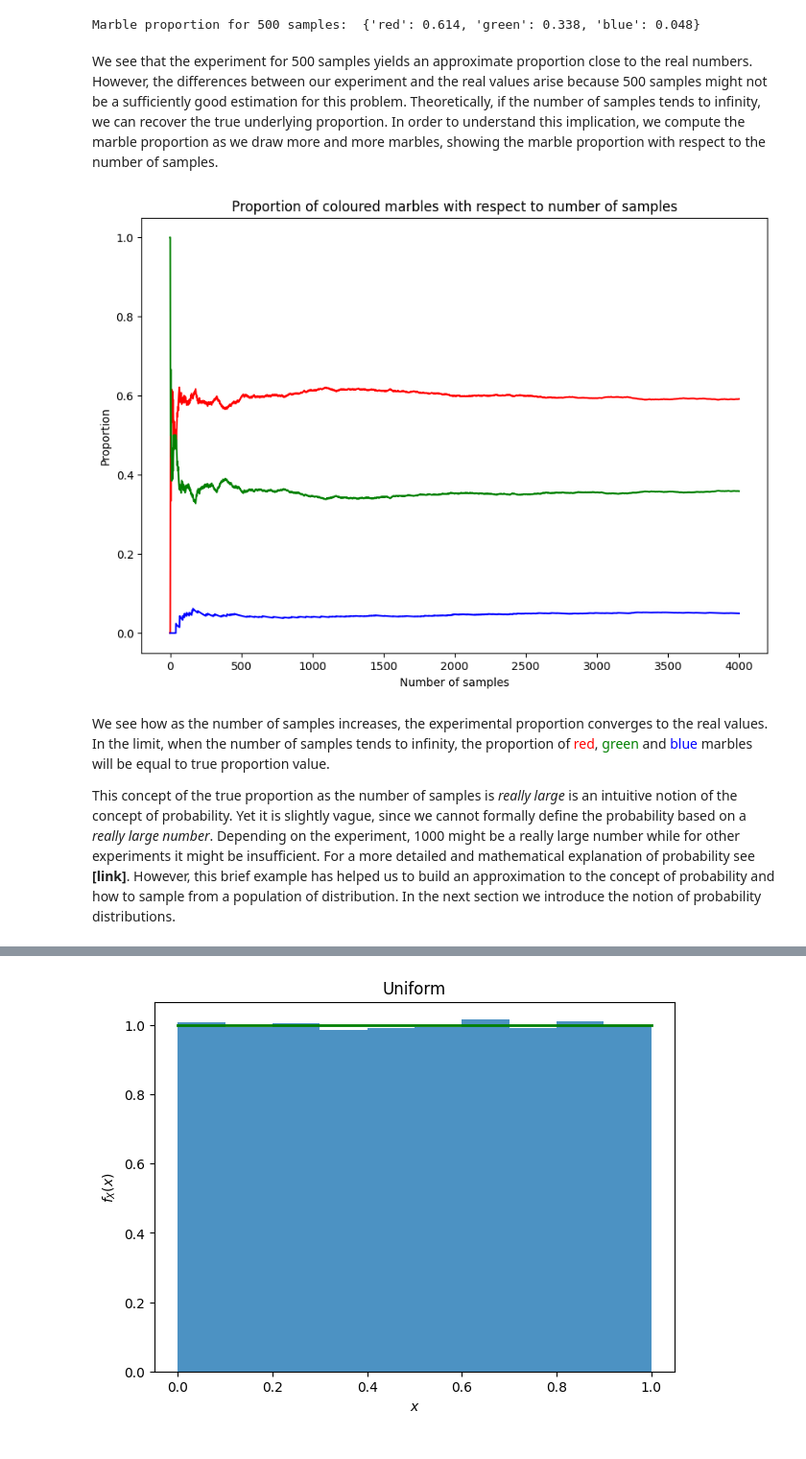
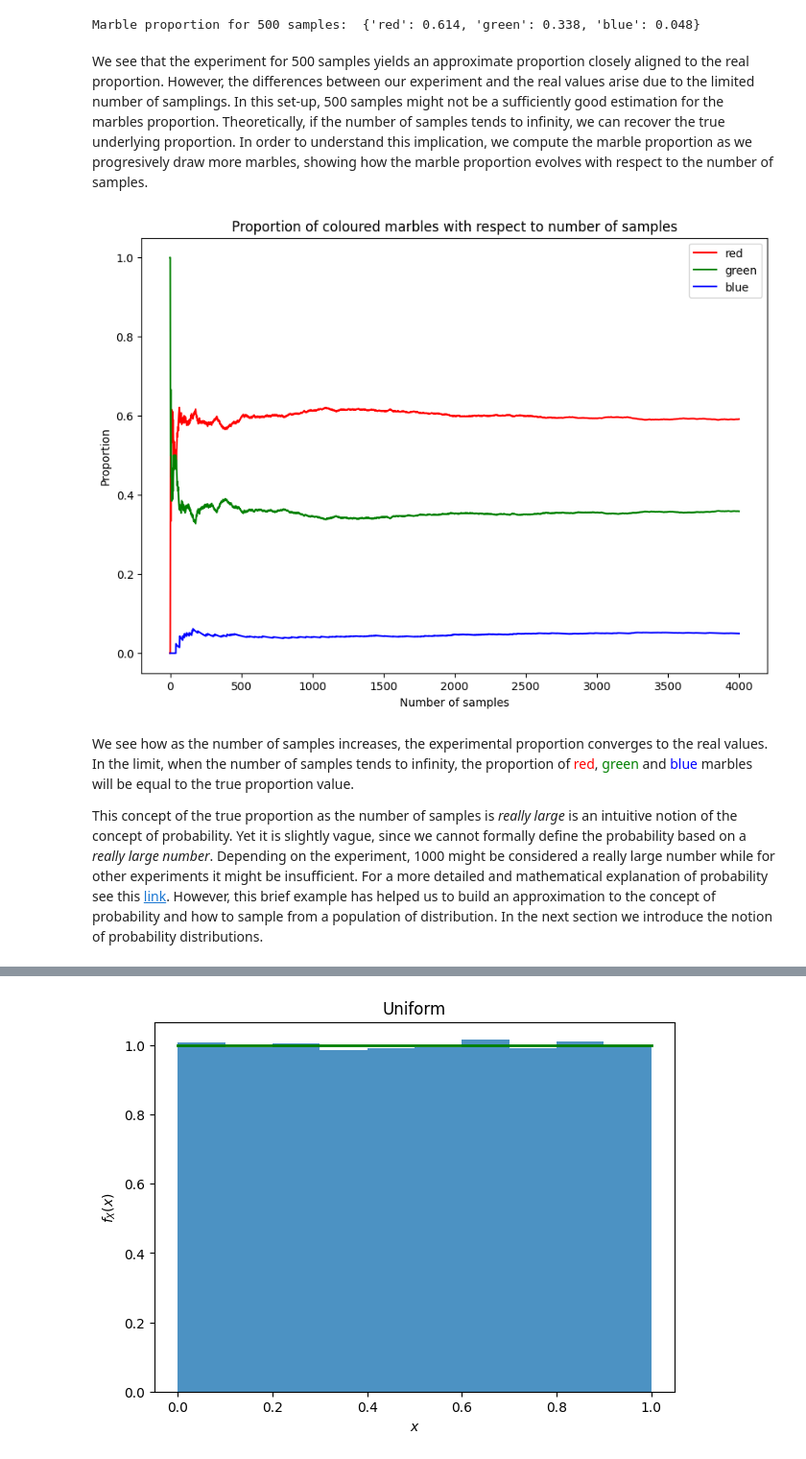
Before and after one commit to ImperialCollegeLondon/ReCoDe-Euler-Maruyama, a Jupyter notebook: notebooks/1- Introduction.ipynb, the cells around one changed output, grey strips where cells are left out. Shown at 96% size. Drawn from its saved outputs; the diff is of its cells as text; code cells hidden in the pictures.

```diff
--- a/notebooks/1- Introduction.ipynb
+++ b/notebooks/1- Introduction.ipynb
@@ -400,7 +404,7 @@ print(f"Marble proportion for {n_samples} samples: ", marble_proportion)
 # %% [output]
 Marble proportion for 500 samples:  {'red': 0.614, 'green': 0.338, 'blue': 0.048}
 # %% [markdown]
-We see that the experiment for 500 samples yields an approximate proportion close to the real numbers. However, the differences between our experiment and the real values arise because 500 samples might not be a sufficiently good estimation for this problem. Theoretically, if the number of samples tends to infinity, we can recover the true underlying proportion. In order to understand this implication, we compute the marble proportion as we draw more and more marbles, showing the marble proportion with respect to the number of samples.
+We see that the experiment for 500 samples yields an approximate proportion closely aligned to the real proportion. However, the differences between our experiment and the real values arise due to the limited number of samplings. In this set-up, 500 samples might not be a sufficiently good estimation for the marbles proportion. Theoretically, if the number of samples tends to infinity, we can recover the true underlying proportion. In order to understand this implication, we compute the marble proportion as we progresively draw more marbles, showing how the marble proportion evolves with respect to the number of samples.
 # %%
 # We repeat the experiment for a very long run of samples
 long_n_samples = 4_000
@@ -423,25 +427,26 @@ colour_proportion_samples = colour_samples / ord_samples
 # %%
 # Plot the proportion evolution with respect to the number of samplings
 from cycler import cycler
 
 fig, ax = plt.subplots(figsize=(10, 7))
 
 c = ["red", "green", "blue"]
 custom_c = cycler(color=c)
 ax.set_prop_cycle(custom_c)
 ax.plot(colour_proportion_samples.T)
 
 ax.set_xlabel("Number of samples")
 ax.set_ylabel("Proportion")
 ax.set_title("Proportion of coloured marbles with respect to number of samples")
+ax.legend(c)
 
 plt.show()
 # %% [output]
-[figure, old version]
+[figure, new version]
 # %% [markdown]
-We see how as the number of samples increases, the experimental proportion converges to the real values. In the limit, when the number of samples tends to infinity, the proportion of <span style="color:red">red</span>, <span style="color:green">green</span> and <span style="color:blue">blue</span> marbles will be equal to true proportion value.
+We see how as the number of samples increases, the experimental proportion converges to the real values. In the limit, when the number of samples tends to infinity, the proportion of <span style="color:red">red</span>, <span style="color:green">green</span> and <span style="color:blue">blue</span> marbles will be equal to the true proportion value.
 
-This concept of the true proportion as the number of samples is *really large* is an intuitive notion of the concept of probability. Yet it is slightly vague, since we cannot formally define the probability based on a *really large number*. Depending on the experiment, 1000 might be a really large number while for other experiments it might be insufficient. For a more detailed and mathematical explanation of probability see **[link]**. However, this brief example has helped us to build an approximation to the concept of probability and how to sample from a population of distribution. In the next section we introduce the notion of probability distributions.
+This concept of the true proportion as the number of samples is *really large* is an intuitive notion of the concept of probability. Yet it is slightly vague, since we cannot formally define the probability based on a *really large number*. Depending on the experiment, 1000 might be considered a really large number while for other experiments it might be insufficient. For a more detailed and mathematical explanation of probability see this [link](https://en.wikipedia.org/wiki/Probability#Mathematical_treatment). However, this brief example has helped us to build an approximation to the concept of probability and how to sample from a population of distribution. In the next section we introduce the notion of probability distributions.
 # %% [markdown]
 <a id="probability"></a>
 #### B.3 Probability distributions
```
Also changed, not shown: parts of 35 cells of this notebook, 1 other file.
